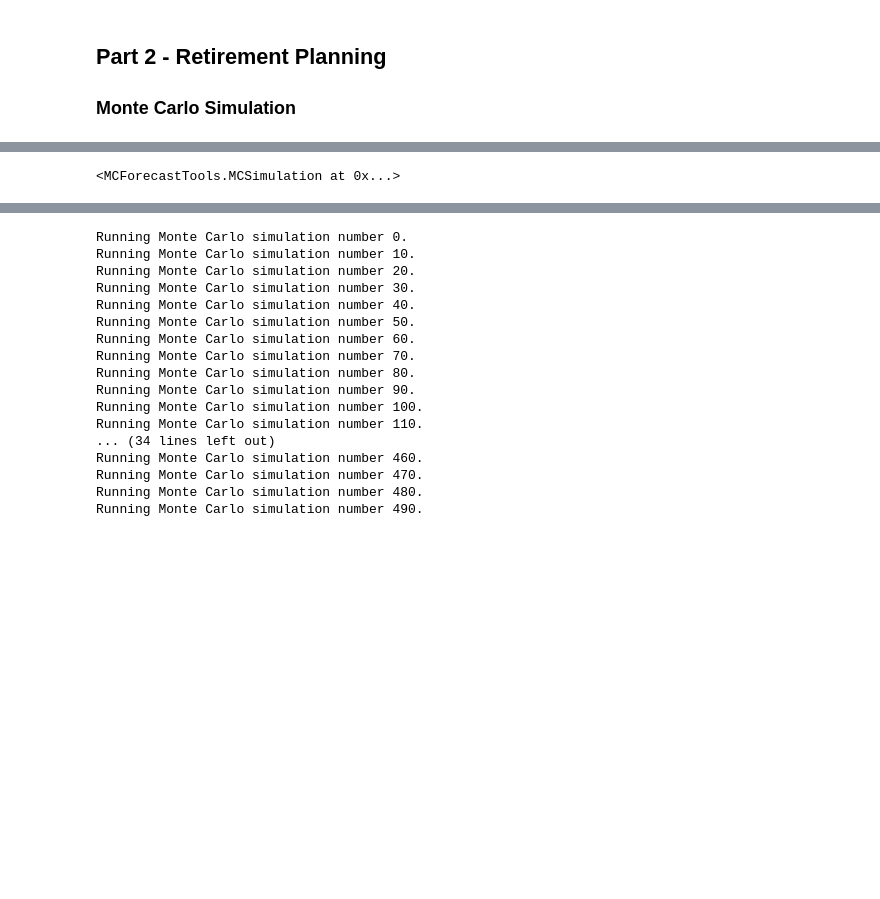
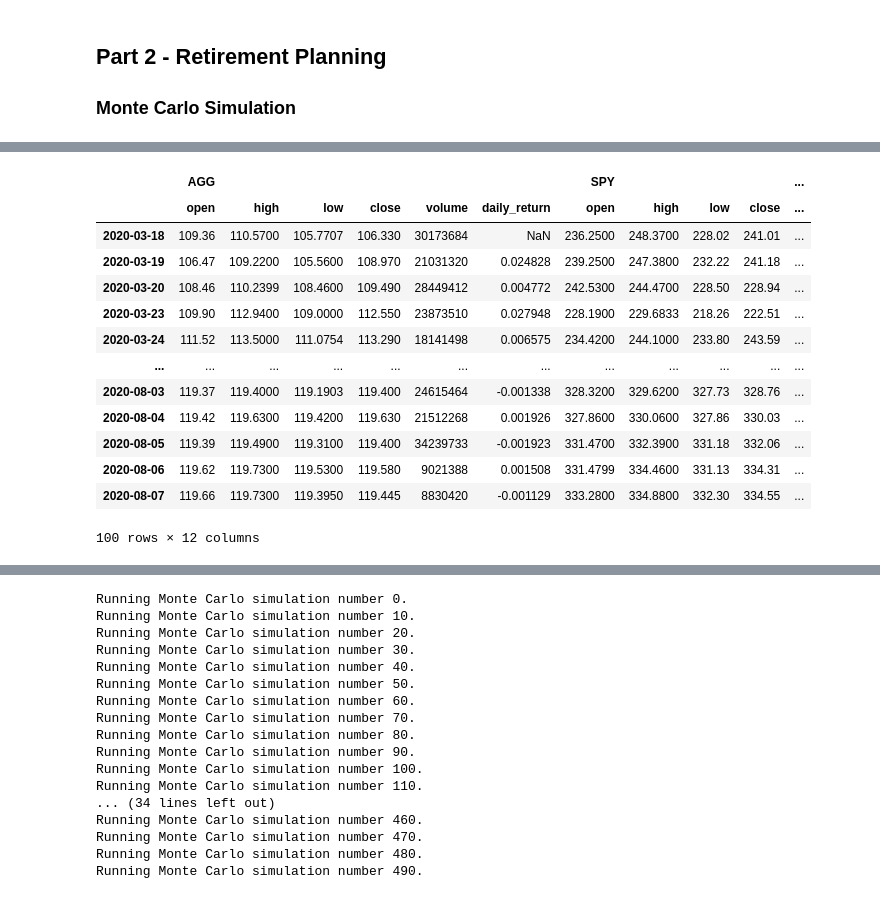
Before and after one commit to ReatoFabio/Homework-API-Fabio-Reato, a Jupyter notebook: 02-Homework_05-APIs_Instructions_Starter_Code_financial-planner.ipynb, the cells around one changed output, grey strips where cells are left out. Cells and saved outputs as stored; diff of their text form; code cells hidden in the pictures; blank space fills up the shorter version.

```diff
--- a/02-Homework_05-APIs_Instructions_Starter_Code_financial-planner.ipynb
+++ b/02-Homework_05-APIs_Instructions_Starter_Code_financial-planner.ipynb
@@ -201,9 +201,22 @@ five_years_stock_data.head()
 MC_30years_cumret = MCSimulation(portfolio_data = five_years_stock_data, weights = [.40,.60], num_simulation = 500, num_trading_days = 252*30)
 # %%
 # Printing the simulation input data
-MC_30years_cumret
+MC_30years_cumret.portfolio_data
 # %% [output]
+|  | AGG |  |  |  |  |  | SPY |  |  |  | ... |
+|  | open | high | low | close | volume | daily_return | open | high | low | close | ... |
+| 2020-03-18 | 109.36 | 110.5700 | 105.7707 | 106.330 | 30173684 | NaN | 236.2500 | 248.3700 | 228.02 | 241.01 | ... |
+| 2020-03-19 | 106.47 | 109.2200 | 105.5600 | 108.970 | 21031320 | 0.024828 | 239.2500 | 247.3800 | 232.22 | 241.18 | ... |
+| 2020-03-20 | 108.46 | 110.2399 | 108.4600 | 109.490 | 28449412 | 0.004772 | 242.5300 | 244.4700 | 228.50 | 228.94 | ... |
+| 2020-03-23 | 109.90 | 112.9400 | 109.0000 | 112.550 | 23873510 | 0.027948 | 228.1900 | 229.6833 | 218.26 | 222.51 | ... |
+| 2020-03-24 | 111.52 | 113.5000 | 111.0754 | 113.290 | 18141498 | 0.006575 | 234.4200 | 244.1000 | 233.80 | 243.59 | ... |
+| ... | ... | ... | ... | ... | ... | ... | ... | ... | ... | ... | ... |
+| 2020-08-03 | 119.37 | 119.4000 | 119.1903 | 119.400 | 24615464 | -0.001338 | 328.3200 | 329.6200 | 327.73 | 328.76 | ... |
+| 2020-08-04 | 119.42 | 119.6300 | 119.4200 | 119.630 | 21512268 | 0.001926 | 327.8600 | 330.0600 | 327.86 | 330.03 | ... |
+| 2020-08-05 | 119.39 | 119.4900 | 119.3100 | 119.400 | 34239733 | -0.001923 | 331.4700 | 332.3900 | 331.18 | 332.06 | ... |
+| 2020-08-06 | 119.62 | 119.7300 | 119.5300 | 119.580 | 9021388 | 0.001508 | 331.4799 | 334.4600 | 331.13 | 334.31 | ... |
+| 2020-08-07 | 119.66 | 119.7300 | 119.3950 | 119.445 | 8830420 | -0.001129 | 333.2800 | 334.8800 | 332.30 | 334.55 | ... |
-<MCForecastTools.MCSimulation at 0x...>
+100 rows × 12 columns
 # %%
 # Running a Monte Carlo simulation to forecast 30 years cumulative returns
 MC_30years_cumret.calc_cumulative_return()
```
Also changed, not shown: parts of 6 cells of this notebook, 4 other files.
